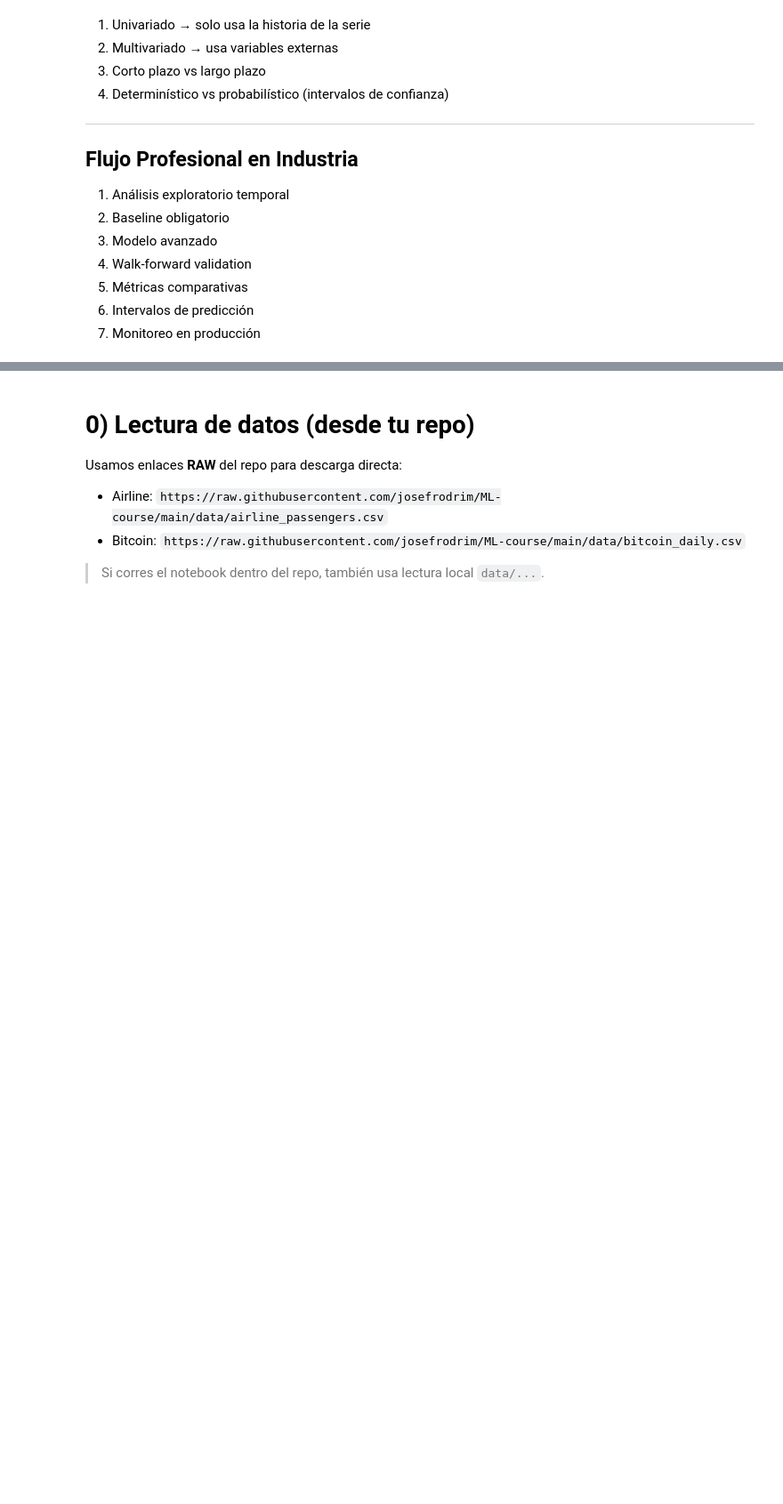
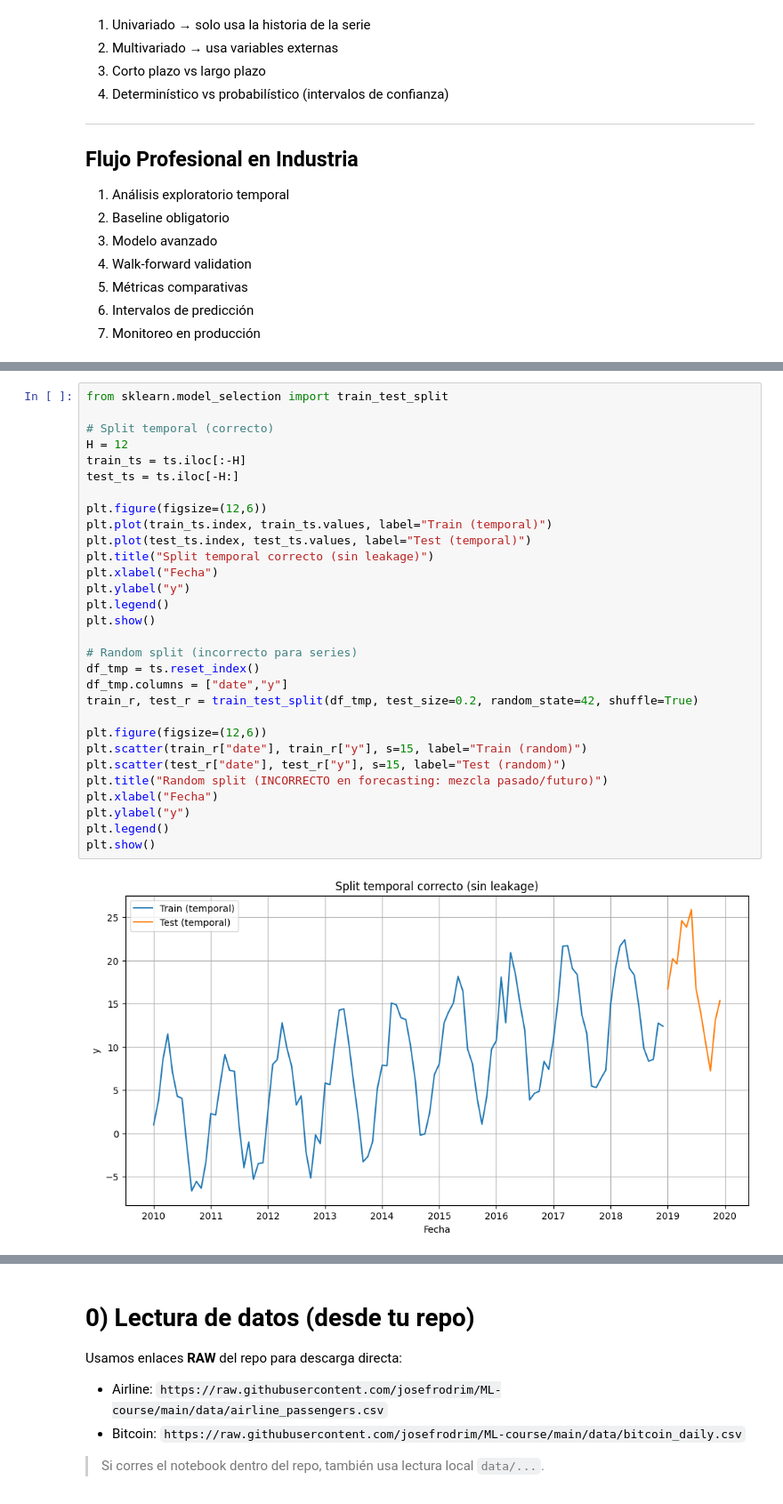
Before and after one commit to josefrodrim/ML-course, a Jupyter notebook: Clase_09_Forecasting_vf.ipynb, the cells around one changed output, grey strips where cells are left out. Shown at 89% size. Cells and saved outputs as stored; diff of their text form; blank space fills up the shorter version.

```diff
--- a/Clase_09_Forecasting_vf.ipynb
+++ b/Clase_09_Forecasting_vf.ipynb
@@ -114,0 +194,32 @@ $$
+# %%
+from sklearn.model_selection import train_test_split
+
+# Split temporal (correcto)
+H = 12
+train_ts = ts.iloc[:-H]
+test_ts = ts.iloc[-H:]
+
+plt.figure(figsize=(12,6))
+plt.plot(train_ts.index, train_ts.values, label="Train (temporal)")
+plt.plot(test_ts.index, test_ts.values, label="Test (temporal)")
+plt.title("Split temporal correcto (sin leakage)")
+plt.xlabel("Fecha")
+plt.ylabel("y")
+plt.legend()
+plt.show()
+
+# Random split (incorrecto para series)
+df_tmp = ts.reset_index()
+df_tmp.columns = ["date","y"]
+train_r, test_r = train_test_split(df_tmp, test_size=0.2, random_state=42, shuffle=True)
+
+plt.figure(figsize=(12,6))
+plt.scatter(train_r["date"], train_r["y"], s=15, label="Train (random)")
+plt.scatter(test_r["date"], test_r["y"], s=15, label="Test (random)")
+plt.title("Random split (INCORRECTO en forecasting: mezcla pasado/futuro)")
+plt.xlabel("Fecha")
+plt.ylabel("y")
+plt.legend()
+plt.show()
+# %% [output]
+[figure, added]
```
Also changed, not shown: parts of 8 cells of this notebook.
